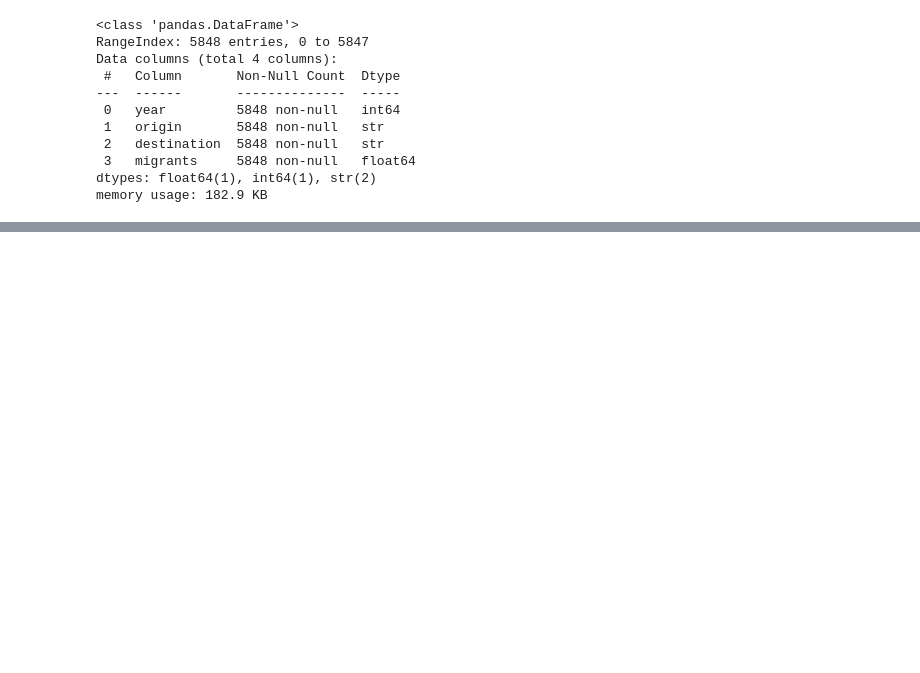
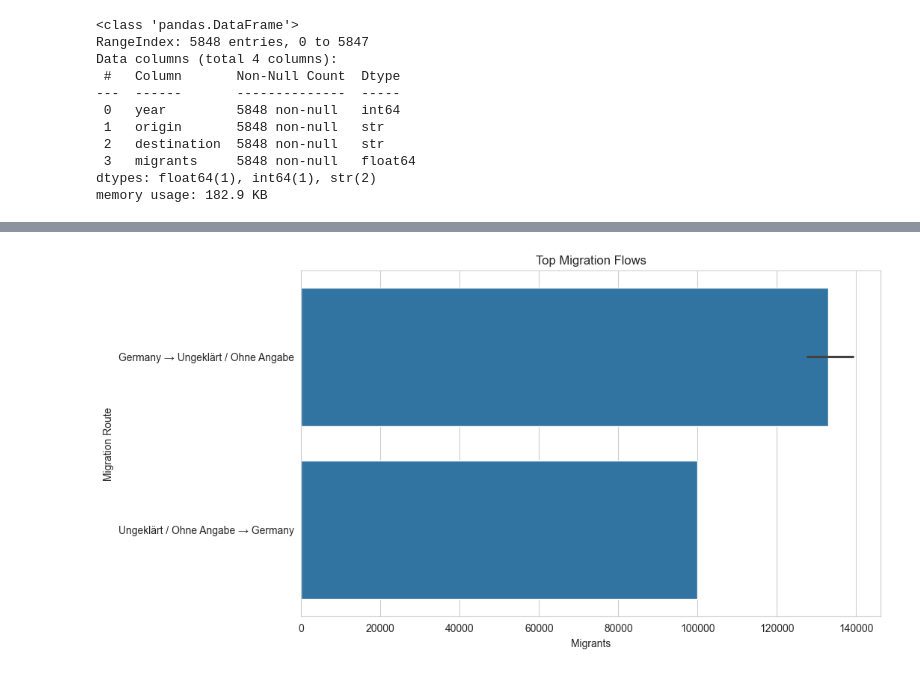
Before and after one commit to andronix82/german-migration-analysis, a Jupyter notebook: notebooks/03_migration_network.ipynb, the cells around one changed output, grey strips where cells are left out. Cells and saved outputs as stored; diff of their text form; code cells hidden in the pictures; blank space fills up the shorter version.

```diff
--- a/notebooks/03_migration_network.ipynb
+++ b/notebooks/03_migration_network.ipynb
@@ -52,0 +174,8 @@ memory usage: 182.9 KB
+# %%
+# Strongest Migration Flows
+top_flows = df_network.sort_values(
+    "migrants",
+    ascending=False
+).head(10)
+
+top_flows
@@ -52,0 +194,16 @@ memory usage: 182.9 KB
+# %%
+plt.figure(figsize=(10,6))
+
+sns.barplot(
+    data=top_flows,
+    x="migrants",
+    y=top_flows["origin"] + " → " + top_flows["destination"]
+)
+
+plt.title("Top Migration Flows")
+plt.xlabel("Migrants")
+plt.ylabel("Migration Route")
+
+plt.show()
+# %% [output]
+[figure, added]
```
Also changed, not shown: parts of 11 cells of this notebook, 10 other files.
